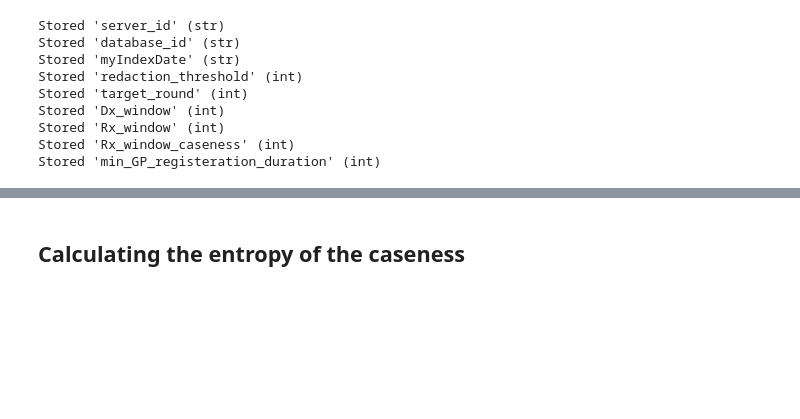
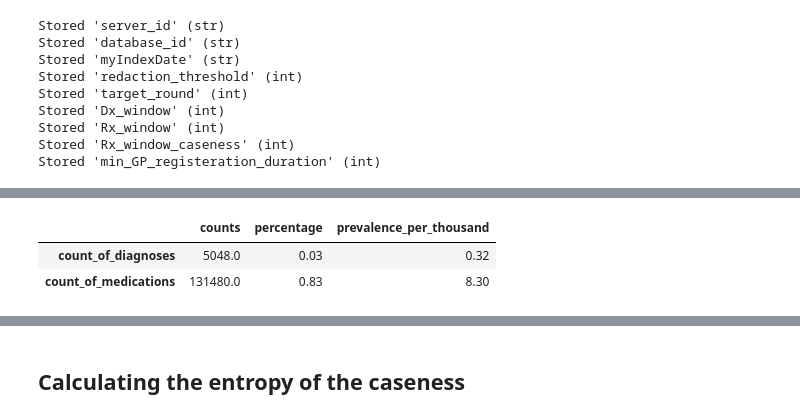
Before and after one commit to ConnectedBradford/c-mcinerney-workspace, a Jupyter notebook: UNSEEN_create_caseness_variable.ipynb, the cells around one changed output, grey strips where cells are left out. Drawn from its saved outputs; the diff is of its cells as text; code cells hidden in the pictures; blank space fills up the shorter version.

```diff
--- a/UNSEEN_create_caseness_variable.ipynb
+++ b/UNSEEN_create_caseness_variable.ipynb
@@ -338,0 +671,93 @@ Stored 'caseness_prevalence' (float)
+# %%
+# Add columns.
+cohort_breakdown_array['anyPD'] = \
+    pandas.DataFrame( cohort_breakdown_array.loc[:, cohort_breakdown_array.columns.isin(['borderlinePD', 'personalityDisorder'])].any(axis = 1) )
+
+cohort_breakdown_array['anyPTSD'] = \
+    pandas.DataFrame( cohort_breakdown_array.loc[:, cohort_breakdown_array.columns.isin(['chronicPTSD', 'complexPTSD'])].any(axis = 1) )
+
+cohort_breakdown_array['anyDepression'] = \
+    pandas.DataFrame( cohort_breakdown_array.loc[:, cohort_breakdown_array.columns.isin(['chronicDepression', 'dysthymia'])].any(axis = 1) )
+
+cohort_breakdown_array['anyExclusion'] = \
+    pandas.DataFrame( cohort_breakdown_array.loc[:, cohort_breakdown_array.columns.isin(['bipolar', 'schizophrenia', 'dementia'])].any(axis = 1) )
+
+cohort_breakdown_array['anyDiagnosis'] = \
+    pandas.DataFrame( cohort_breakdown_array.loc[cohort_breakdown_array.anyExclusion == False,
+                                                  cohort_breakdown_array.columns.isin(['anyPD', 'anyPTSD', 'anyDepression'])
+                                                 ].any(axis = 1), columns = ['count_of_diagnoses'] )
+
+cohort_breakdown_array['count_of_diagnoses'] = \
+    pandas.DataFrame( cohort_breakdown_array.loc[cohort_breakdown_array.anyExclusion == False,
+                                                   cohort_breakdown_array.columns.isin(['borderlinePD', 'personalityDisorder', 'chronicPTSD', 'complexPTSD',
+                                                                                          'chronicDepression', 'dysthymia'])
+                                                  ].sum(axis = 1), columns = ['count_of_diagnoses'] )
+
+cohort_breakdown_array['anyMedication'] = \
+    pandas.DataFrame( cohort_breakdown_array.loc[cohort_breakdown_array.anyExclusion == False,
+                                                   cohort_breakdown_array.columns.isin(['antidepressants', 'hypnoticsAndAnxiolytics', 'psychosisAndRelated'])
+                                                  ].any(axis = 1) )
+
+cohort_breakdown_array['count_of_medications'] = \
+    pandas.DataFrame( cohort_breakdown_array.loc[cohort_breakdown_array.anyExclusion == False,
+                                                   cohort_breakdown_array.columns.isin(['antidepressants', 'hypnoticsAndAnxiolytics', 'psychosisAndRelated'])
+                                                  ].sum(axis = 1), columns = ['count_of_medications'] )
+
+cohort_breakdown_array['caseness_1isYes'] = \
+    pandas.DataFrame( cohort_breakdown_array.loc[(cohort_breakdown_array.anyExclusion == False) &
+                                                   (cohort_breakdown_array.anyDiagnosis == True) &
+                                                   (cohort_breakdown_array.anyMedication == True)
+                                                   ,:
+                                                  ].any(axis = 1), columns = ['caseness_1isYes'] )
+
+caseness_array =  \
+    pandas.DataFrame(
+        cohort_breakdown_array.loc[(cohort_breakdown_array.anyExclusion == False) &
+                                   (cohort_breakdown_array.anyDiagnosis == True) &
+                                   (cohort_breakdown_array.anyMedication == True)
+                                   ,cohort_breakdown_array.columns.isin(['person_id', 'caseness_1isYes'])
+                                  ])
+
+# Calculate base counts then redact and round before calculating proportions.
+counts = \
+    round(cohort_breakdown_array.iloc[:,
+                                        ~cohort_breakdown_array.columns.isin(['person_id', 'count_of_diagnoses', 'count_of_medications'])].sum().astype(float) / target_round) * target_round
+count_studyPopulation = len(cohort_breakdown_array)
+percentage = round((counts / count_studyPopulation) * 100, 2 )
+prevalence_per_thousand = round((counts / count_studyPopulation) * 1000, 2 )
+
+
+# Calculate important cohort descriptive statistics.
+count_caseness = counts['caseness_1isYes']
+count_control = count_studyPopulation - count_caseness
+caseness_prevalence = percentage['caseness_1isYes'] / 100
+percentage_caseness = percentage['caseness_1isYes']
+
+# Present feedback.
+if count_studyPopulation < redaction_threshold:
+    print(f'The count of patients in the Connected Bradford dataset demonstrating mental ill-health is so low that does not suffice our redaction threshold.')
+    print(f'Therefore, no further action will be taken because the study population is too small.')
+
+if count_caseness < redaction_threshold:
+    print(f'The count of patients in the Connected Bradford dataset demonstrating the caseness of complex mental health difficulties is so low that does not suffice our redaction threshold.')
+    print(f'Therefore, we will use the redaction threshold as the imputed count of caseness.')
+    count_caseness = redaction_threshold
+    caseness_prevalence = count_caseness / count_studyPopulation
+    count_control = count_studyPopulation - count_caseness
+else:
+    print(f'\033[1mNOTE: The percentage of caseness among those with mental ill-health in the Connected Bradford dataset is {percentage_caseness}%\033[0m. \n')
+
+
+
+display( pandas.DataFrame(data = {'counts' : counts, 'percentage' : percentage, 'prevalence_per_thousand' : prevalence_per_thousand} ) )
+
+display( pandas.DataFrame(data = {'counts' : cohort_breakdown_array.iloc[:, cohort_breakdown_array.columns.isin(['count_of_diagnoses', 'count_of_medications'])].sum(),
+                                  'percentage' : round(cohort_breakdown_array.iloc[:, cohort_breakdown_array.columns.isin(['count_of_diagnoses', 'count_of_medications'])].sum() /
+                                                       len(cohort_breakdown_array), 2),
+                                  'prevalence_per_thousand' : round(cohort_breakdown_array.iloc[:, cohort_breakdown_array.columns.isin(['count_of_diagnoses', 'count_of_medications'])].sum() /
+                                                                    len(cohort_breakdown_array) * 10, 2)
+                                 } ) )
+
+%store sql_declarations sql_studyPopulation sql_caseness_components_codelist_CTEs sql_caseness_components_CTEs \
+        caseness_array count_studyPopulation count_caseness count_control caseness_prevalence percentage_caseness
+# %% [output]
@@ -338,0 +782,3 @@ Stored 'caseness_prevalence' (float)
+|  | counts | percentage | prevalence_per_thousand |
+| count_of_diagnoses | 5048.0 | 0.03 | 0.32 |
+| count_of_medications | 131480.0 | 0.83 | 8.30 |
```
Also changed, not shown: parts of 24 cells of this notebook.
